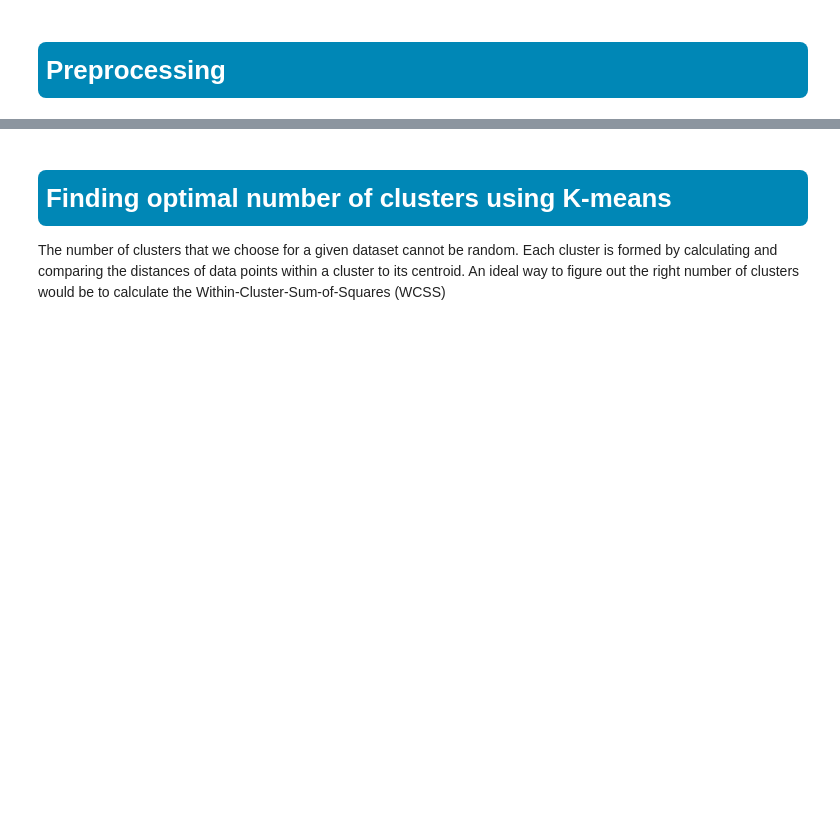
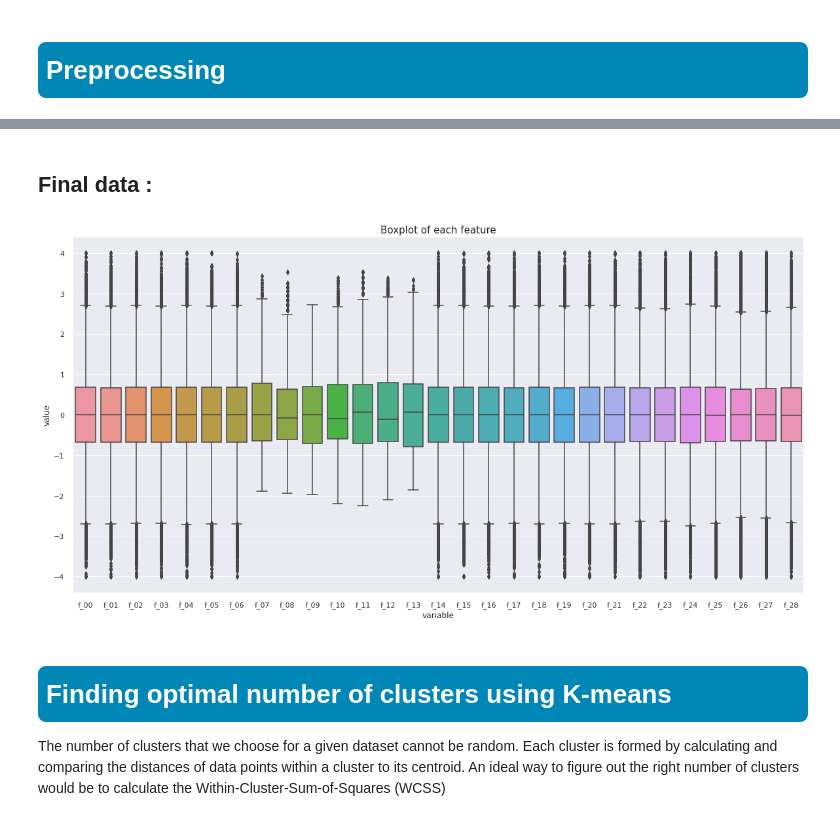
Before and after one commit to mehrdad-sadeghi/jupyter, a Jupyter notebook: tps-july2022-clustering-challenge-eda.ipynb, the cells around one changed output, grey strips where cells are left out. Drawn from its saved outputs; the diff is of its cells as text; code cells hidden in the pictures; blank space fills up the shorter version.

```diff
--- a/tps-july2022-clustering-challenge-eda.ipynb
+++ b/tps-july2022-clustering-challenge-eda.ipynb
@@ -149,3 +144,9 @@ plt.show()
+# %% [markdown]
+## Final data :
+# %%
+my_boxplot(X_scaled)
+# %% [output]
+[figure, added]
 # %% [markdown]
 <h1 id="adggddweda" style="color:white;background:#0087B6;padding:8px;border-radius:8px"> Finding optimal number of clusters using K-means </h1>
 
```
Also changed, not shown: parts of 16 cells of this notebook.
